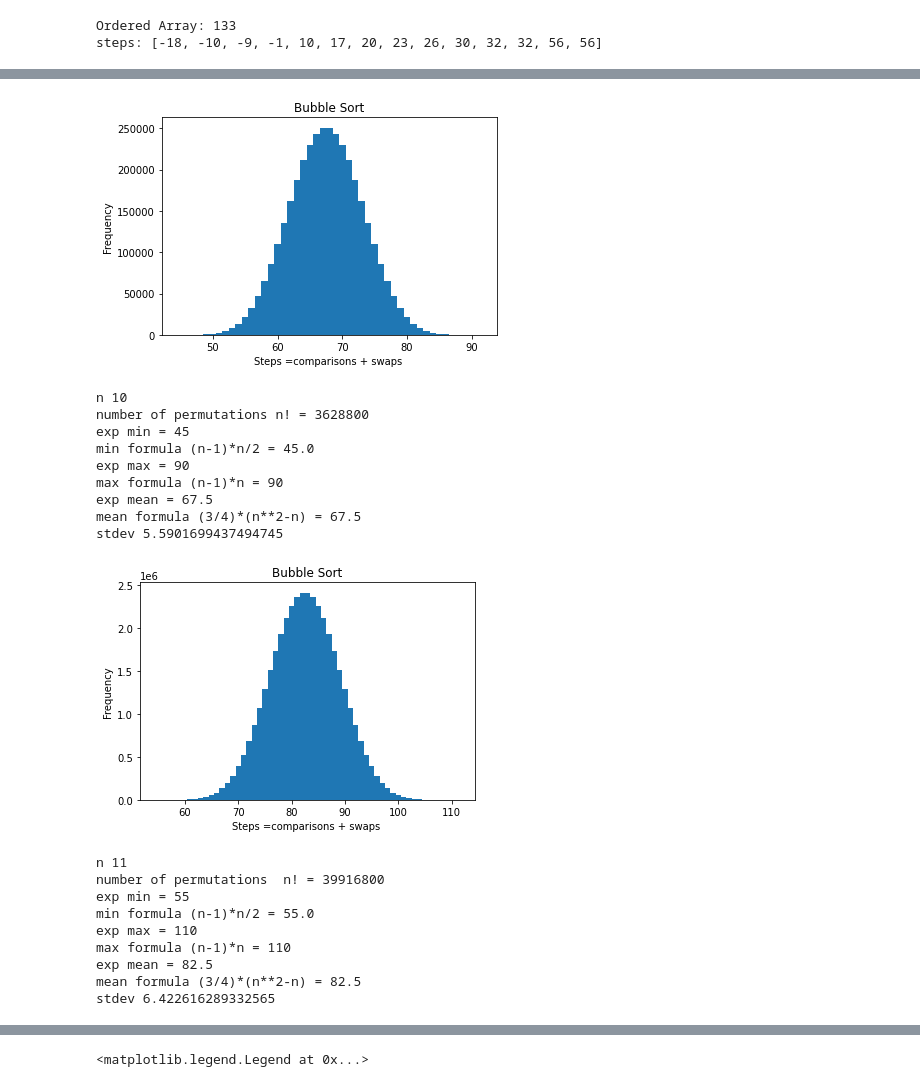
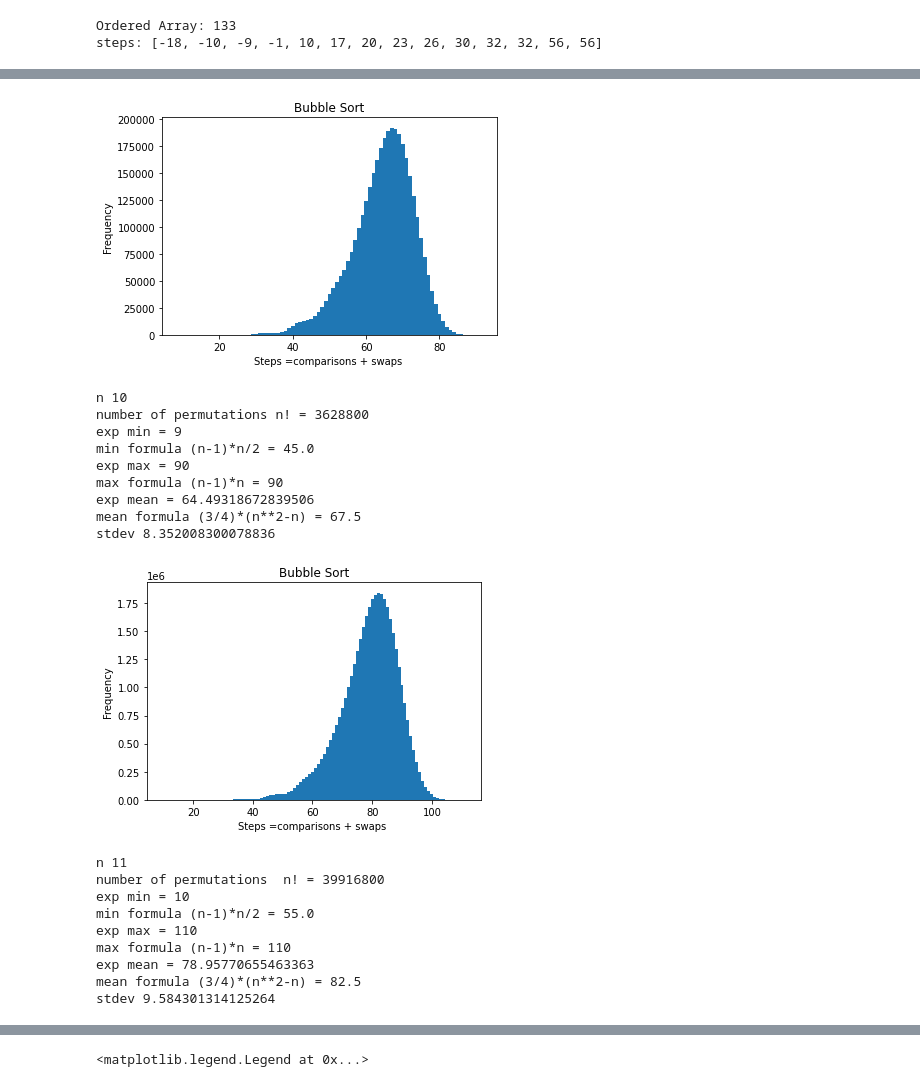
Before and after one commit to jebalseroo/AlgorithmsUN2021II, a Jupyter notebook: Lab9/BubbleSortOptDistributionWithoutRepGroup4.ipynb, the cells around one changed output, grey strips where cells are left out. Saved outputs shown, nothing was run; the diff lists cells and outputs as text; code cells hidden in the pictures.

```diff
--- a/Lab9/BubbleSortOptDistributionWithoutRepGroup4.ipynb
+++ b/Lab9/BubbleSortOptDistributionWithoutRepGroup4.ipynb
@@ -273,7 +273,7 @@ times =  []
 # Print the obtained permutations
 for i in list(perm):
     i = list(i)
-    times.append(bubbleSort(i))
+    times.append(OptimizedBubbleSort(i))
 
 b = np.array(range(min(times)-1,max(times)+2) ) +0.5
 plt.hist(times,bins=b)
@@ -315,7 +315,7 @@ times =  []
 # Print the obtained permutations
 for i in list(perm):
     i = list(i)
-    times.append(bubbleSort(i))
+    times.append(OptimizedBubbleSort(i))
 
 b = np.array(range(min(times)-1,max(times)+2) ) +0.5
 plt.hist(times,bins=b)
@@ -357,7 +357,7 @@ times =  []
 # Print the obtained permutations
 for i in list(perm):
     i = list(i)
-    times.append(bubbleSort(i))
+    times.append(OptimizedBubbleSort(i))
 
 b = np.array(range(min(times)-1,max(times)+2) ) +0.5
 plt.hist(times,bins=b)
@@ -399,7 +399,7 @@ times =  []
 # Print the obtained permutations
 for i in list(perm):
     i = list(i)
-    times.append(bubbleSort(i))
+    times.append(OptimizedBubbleSort(i))
 
 b = np.array(range(min(times)-1,max(times)+2) ) +0.5
 plt.hist(times,bins=b)
@@ -418,58 +418,58 @@ print("exp mean =",np.mean(times))
 print("mean formula (3/4)*(n**2-n) =",(3/4)*(n**2-n))
 print("stdev",np.std(times))
 # %% [output]
-[figure, old version]
+[figure, new version]
 n 10
 number of permutations n! = 3628800
-exp min = 45
+exp min = 9
 min formula (n-1)*n/2 = 45.0
 exp max = 90
 max formula (n-1)*n = 90
-exp mean = 67.5
+exp mean = 64.49318672839506
 mean formula (3/4)*(n**2-n) = 67.5
-stdev 5.5901699437494745
+stdev 8.352008300078836
 # %%
 from itertools import permutations
 import matplotlib.pyplot as plt
 import numpy as np
 import math
 
 n = 11
 perm = permutations(range(1,n+1))
 
 times =  []
 # Print the obtained permutations
 for i in list(perm):
     i = list(i)
-    times.append(bubbleSort(i))
+    times.append(OptimizedBubbleSort(i))
 
 b = np.array(range(min(times)-1,max(times)+2) ) +0.5
 plt.hist(times,bins=b)
 plt.title("Bubble Sort")
 plt.xlabel("Steps =comparisons + swaps ")
 plt.ylabel("Frequency")
 plt.show()
 
 print("n",n)
 print("number of permutations  n! =",math.factorial(n))
 print("exp min =",min(times))
 print("min formula (n-1)*n/2 =",(n-1)*n/2)
 print("exp max =",max(times))
 print("max formula (n-1)*n =",(n-1)*n)
 print("exp mean =",np.mean(times))
 print("mean formula (3/4)*(n**2-n) =",(3/4)*(n**2-n))
 print("stdev",np.std(times))
 # %% [output]
-[figure, old version]
+[figure, new version]
 n 11
 number of permutations  n! = 39916800
-exp min = 55
+exp min = 10
 min formula (n-1)*n/2 = 55.0
 exp max = 110
 max formula (n-1)*n = 110
-exp mean = 82.5
+exp mean = 78.95770655463363
 mean formula (3/4)*(n**2-n) = 82.5
-stdev 6.422616289332565
+stdev 9.584301314125264
 # %%
 # https://towardsdatascience.com/an-easy-introduction-to-3d-plotting-with-matplotlib-801561999725
 from itertools import permutations
```
Also changed, not shown: parts of 17 cells of this notebook.
